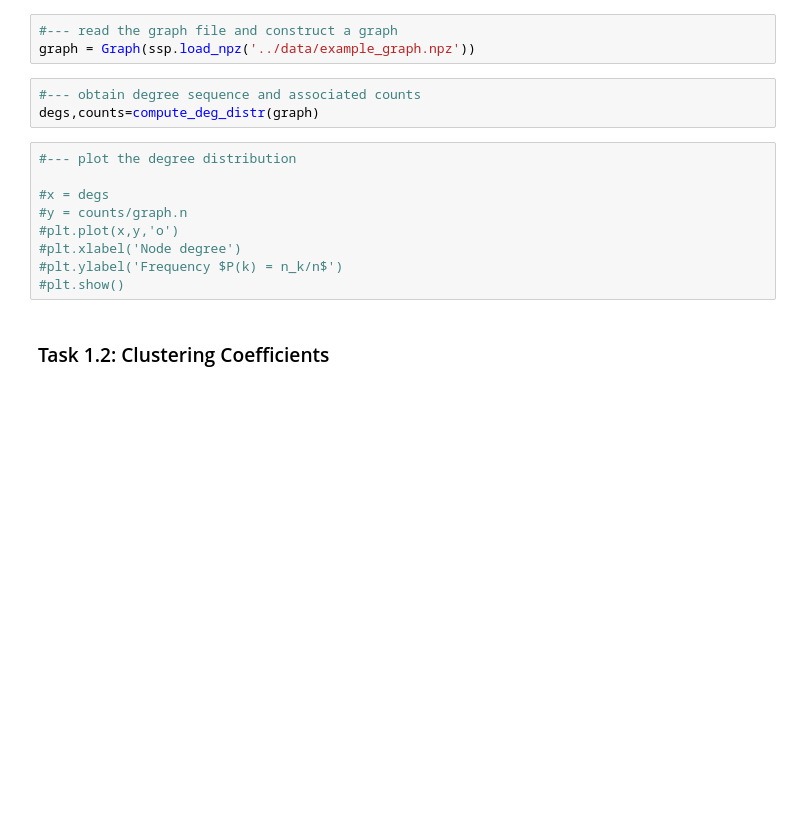
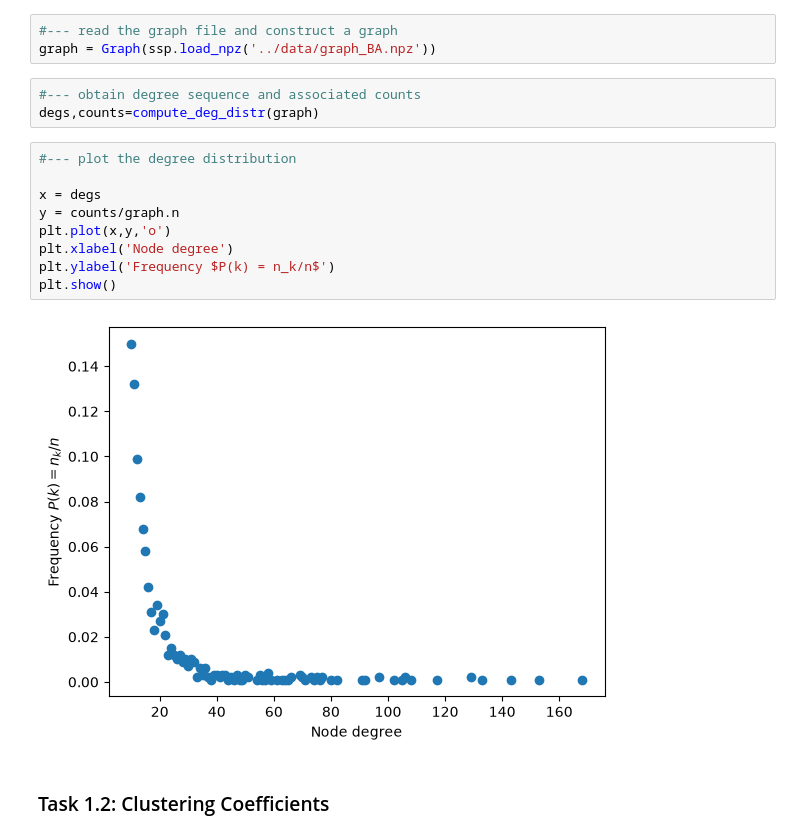
Before and after one commit to ENR118/4101_HW1, a Jupyter notebook: hw1post/code/hw1.ipynb, the cells around one changed output. Saved outputs shown, nothing was run; the diff lists cells and outputs as text; blank space fills up the shorter version.

```diff
--- a/hw1post/code/hw1.ipynb
+++ b/hw1post/code/hw1.ipynb
@@ -39,19 +65,21 @@ from task_1 import compute_deg_distr, get_cc_local, get_cc_global, get_diameter
 ### Task 1.1: Degree Distribution
 # %%
 #--- read the graph file and construct a graph
-graph = Graph(ssp.load_npz('../data/example_graph.npz'))
+graph = Graph(ssp.load_npz('../data/graph_BA.npz'))
 # %%
 #--- obtain degree sequence and associated counts
 degs,counts=compute_deg_distr(graph)
 # %%
 #--- plot the degree distribution
 
-#x = degs
-#y = counts/graph.n
-#plt.plot(x,y,'o')
-#plt.xlabel('Node degree')
-#plt.ylabel('Frequency $P(k) = n_k/n$')
-#plt.show()
+x = degs
+y = counts/graph.n
+plt.plot(x,y,'o')
+plt.xlabel('Node degree')
+plt.ylabel('Frequency $P(k) = n_k/n$')
+plt.show()
+# %% [output]
+[figure, added]
 # %% [markdown]
 ### Task 1.2: Clustering Coefficients
 # %%
```
Also changed, not shown: parts of 9 cells of this notebook, 7 other files.
